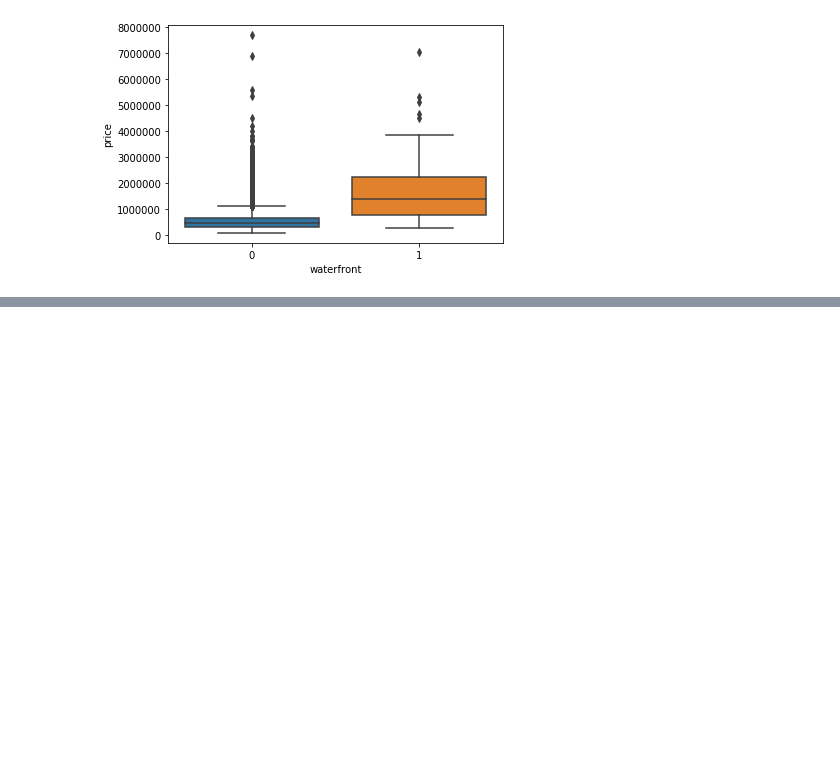
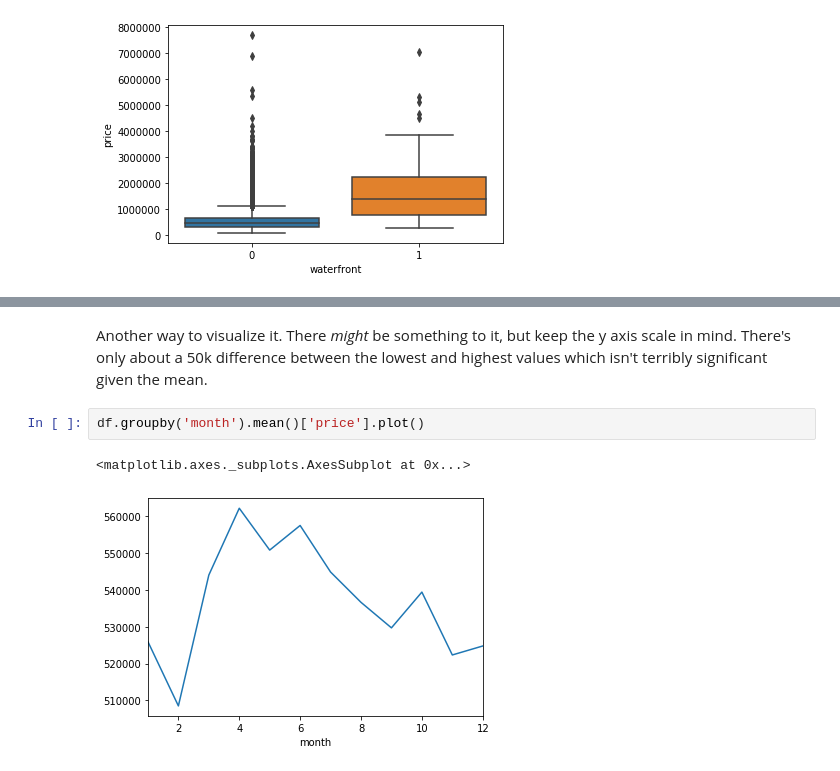
Before and after one commit to DeanPhillipsOKC/keras-notes, a Jupyter notebook: Keras_Regression_Based_Project.ipynb, the cells around one changed output, grey strips where cells are left out. Cells and saved outputs as stored; diff of their text form; blank space fills up the shorter version.

```diff
--- a/Keras_Regression_Based_Project.ipynb
+++ b/Keras_Regression_Based_Project.ipynb
@@ -228,0 +314,7 @@ sns.boxplot(x='waterfront', y='price', data=df)
+# %% [markdown]
+Another way to visualize it.  There *might* be something to it, but keep the y axis scale in mind.  There's only about a 50k difference between the lowest and highest values which isn't terribly significant given the mean.
+# %%
+df.groupby('month').mean()['price'].plot()
+# %% [output]
+<matplotlib.axes._subplots.AxesSubplot at 0x...>
+[figure, added]
```
Also changed, not shown: parts of 31 cells of this notebook.
